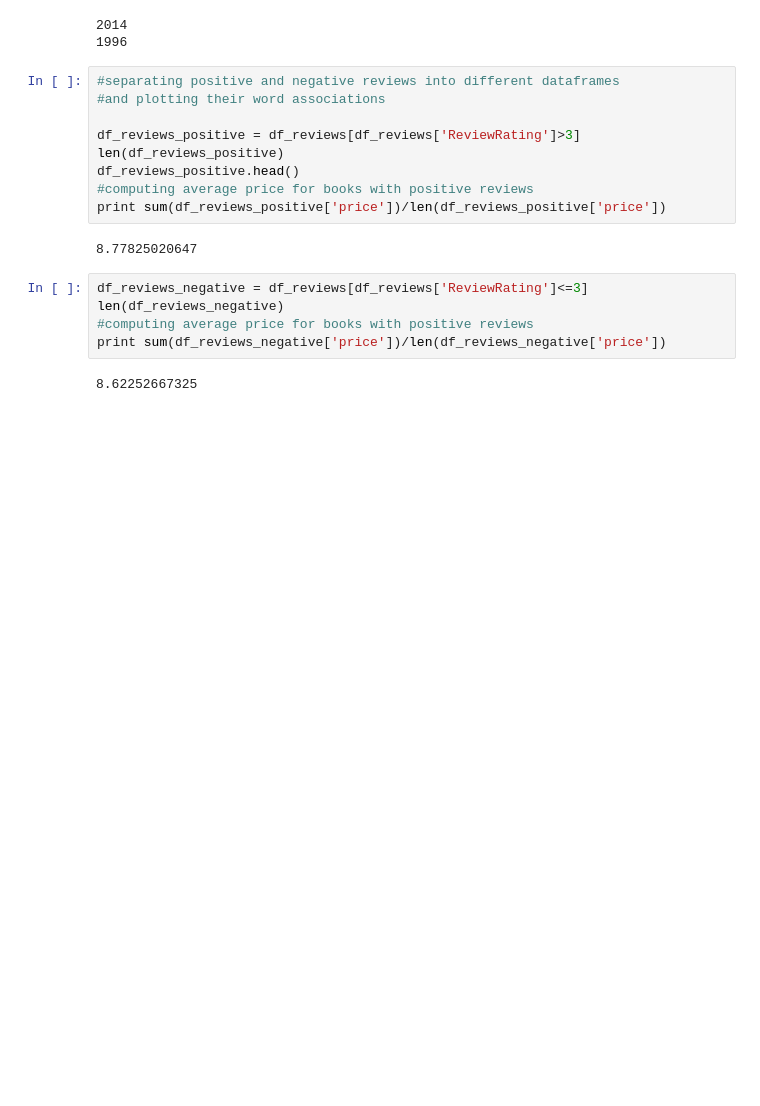
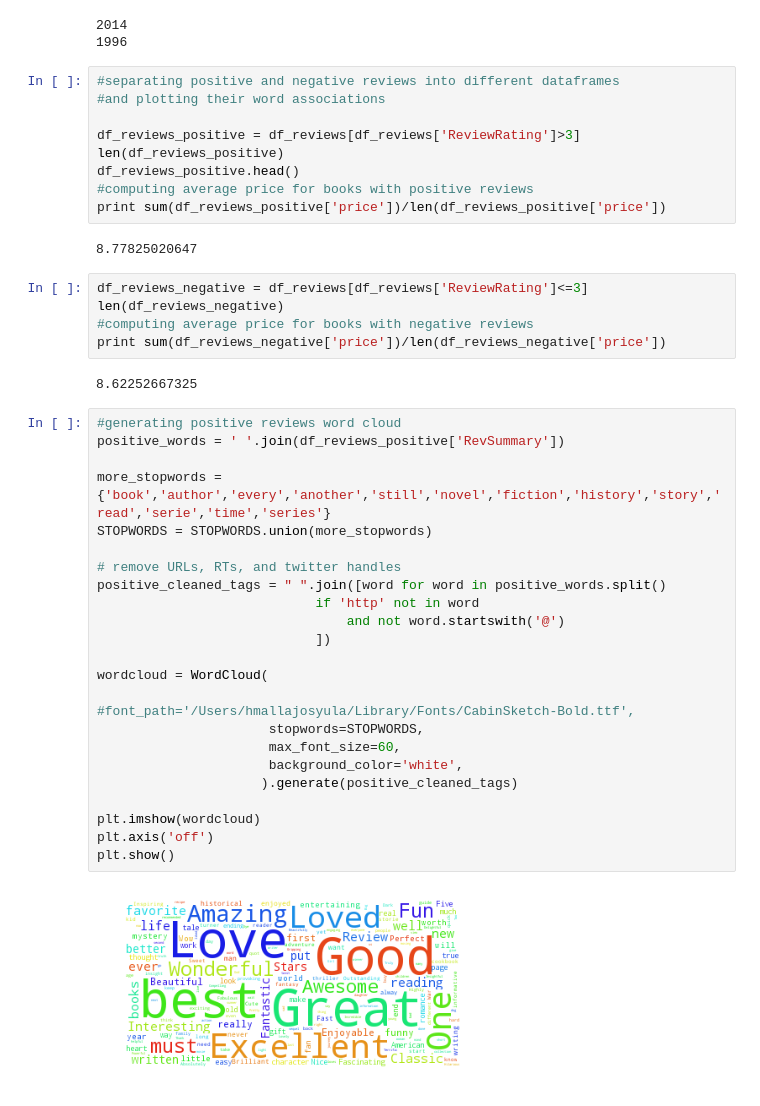
Before and after one commit to hmallajosyula/Amazon-Recommender-System, a Jupyter notebook: Capstone.ipynb, the cells around one changed output. Saved outputs shown, nothing was run; the diff lists cells and outputs as text; blank space fills up the shorter version.

```diff
--- a/Capstone.ipynb
+++ b/Capstone.ipynb
@@ -202,7 +214,32 @@ print sum(df_reviews_positive['price'])/len(df_reviews_positive['price'])
 # %%
 df_reviews_negative = df_reviews[df_reviews['ReviewRating']<=3]
 len(df_reviews_negative)
-#computing average price for books with positive reviews
+#computing average price for books with negative reviews
 print sum(df_reviews_negative['price'])/len(df_reviews_negative['price'])
 # %% [output]
 8.62252667325
+# %%
+#generating positive reviews word cloud
+positive_words = ' '.join(df_reviews_positive['RevSummary'])
+
+more_stopwords = {'book','author','every','another','still','novel','fiction','history','story','read','serie','time','series'}
+STOPWORDS = STOPWORDS.union(more_stopwords)
+
+# remove URLs, RTs, and twitter handles
+positive_cleaned_tags = " ".join([word for word in positive_words.split()
+                            if 'http' not in word
+                                and not word.startswith('@')
+                            ])
+
+wordcloud = WordCloud(
+                      #font_path='/Users/hmallajosyula/Library/Fonts/CabinSketch-Bold.ttf',
+                      stopwords=STOPWORDS,
+                      max_font_size=60,
+                      background_color='white',
+                     ).generate(positive_cleaned_tags)
+
+plt.imshow(wordcloud)
+plt.axis('off')
+plt.show()
+# %% [output]
+[figure, added]
```
Also changed, not shown: parts of 4 cells of this notebook.
